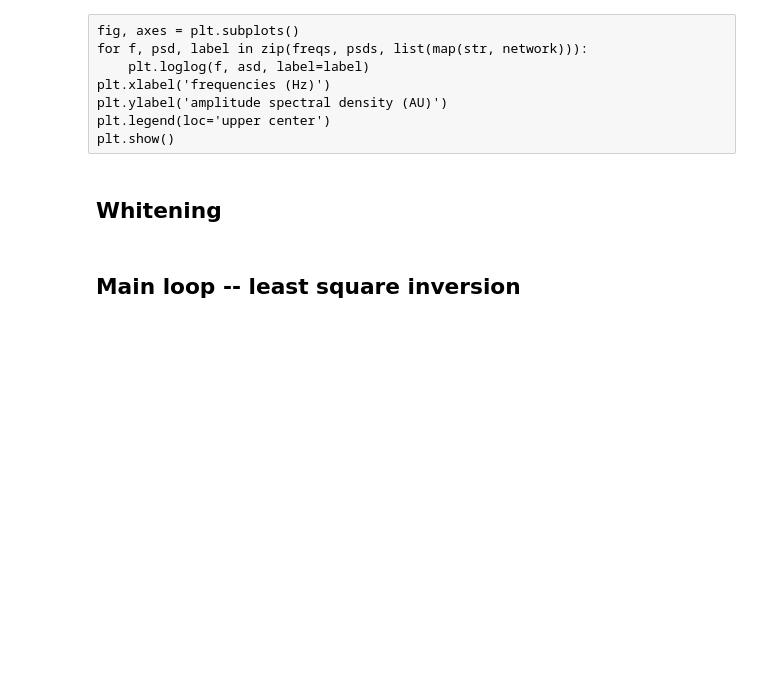
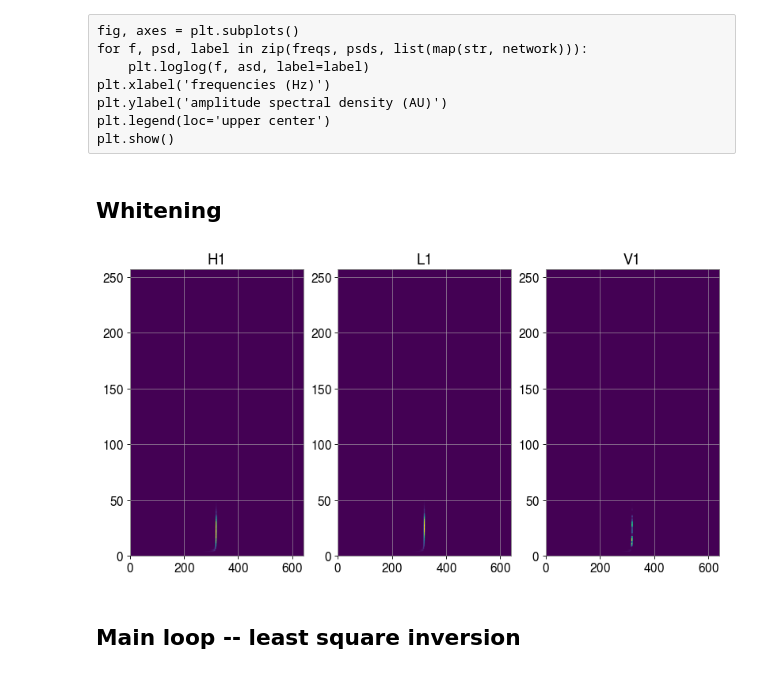
Before and after one commit to ecm0/pyburst, a Jupyter notebook: pipeline/pipeline.ipynb, the cells around one changed output. Saved outputs shown, nothing was run; the diff lists cells and outputs as text; code cells hidden in the pictures; blank space fills up the shorter version.

```diff
--- a/pipeline/pipeline.ipynb
+++ b/pipeline/pipeline.ipynb
@@ -103,6 +107,7 @@ for detector, obs in zip(network, data):
 ## Define sky grid
 # %%
 NSIDE = 16
+array = numpy.zeros(healpy.nside2npix(NSIDE))
 sky = pb.skymaps.Skymap(NSIDE, 'geographic', array, order='nested')
 # %% [raw]
 # unit test for Skymap.value()
@@ -161,7 +166,7 @@ plt.show()
 # %% [raw]
 tfmaps = list(map(gabor.forward, hoft))
 # %%
-gabor = TimeFreqTransform("dgtreal", "hanning", 64, 512)
+gabor = pb.timefreq.TimeFreqTransform("dgtreal", "hanning", 64, 512)
 tfmaps = list(map(gabor.forward, hoft))
 # %% [markdown]
 ### Noise free observations -- here!!!
@@ -175,8 +180,8 @@ tfmaps_ = list(map(gabor.forward, data))
 # XXX Use robust pyCBC-like median/mean estimate XXX
 # XXX HACK!! forced noise only XXX
 strip_edge_size = 5
-asds = np.array([np.linalg.norm(tfmap.trim_edges(strip_edge_size).data, axis=1) for tfmap in tfmaps_])
-freqs = np.array([tfmap.freqs(sampling_rate) for tfmap in tfmaps_])
+asds = numpy.array([numpy.linalg.norm(tfmap.trim_edges(strip_edge_size).data, axis=1) for tfmap in tfmaps_])
+freqs = numpy.array([tfmap.freqs(sampling_rate) for tfmap in tfmaps_])
 # %% [raw]
 fig, axes = plt.subplots()
 for f, psd, label in zip(freqs, psds, list(map(str, network))):
@@ -190,15 +195,17 @@ plt.show()
 # %%
 lowf_cutoff = 25 # Hz
 zero_edge_size = 5
-whitened_tfmaps = np.array([tfmap.trim_edges(zero_edge_size,0).highpass(lowf_cutoff, sampling_rate).data \
-                            / np.reshape(asd, (asd.size,1)) \
+whitened_tfmaps = numpy.array([tfmap.trim_edges(zero_edge_size,0).highpass(lowf_cutoff, sampling_rate).data \
+                            / numpy.reshape(asd, (asd.size,1)) \
                             for tfmap, asd in zip(tfmaps, asds)])
 # %%
 fig, axes = plt.subplots(1, len(network))
 for ax, d, m in zip(axes, network, whitened_tfmaps):
-    ax.pcolormesh(np.abs(m))
+    ax.pcolormesh(numpy.abs(m))
     ax.set_title(d)
 plt.show()
+# %% [output]
+[figure, added]
 # %% [markdown]
 ## Main loop -- least square inversion
 # %% [markdown]
```
Also changed, not shown: parts of 24 cells of this notebook.
